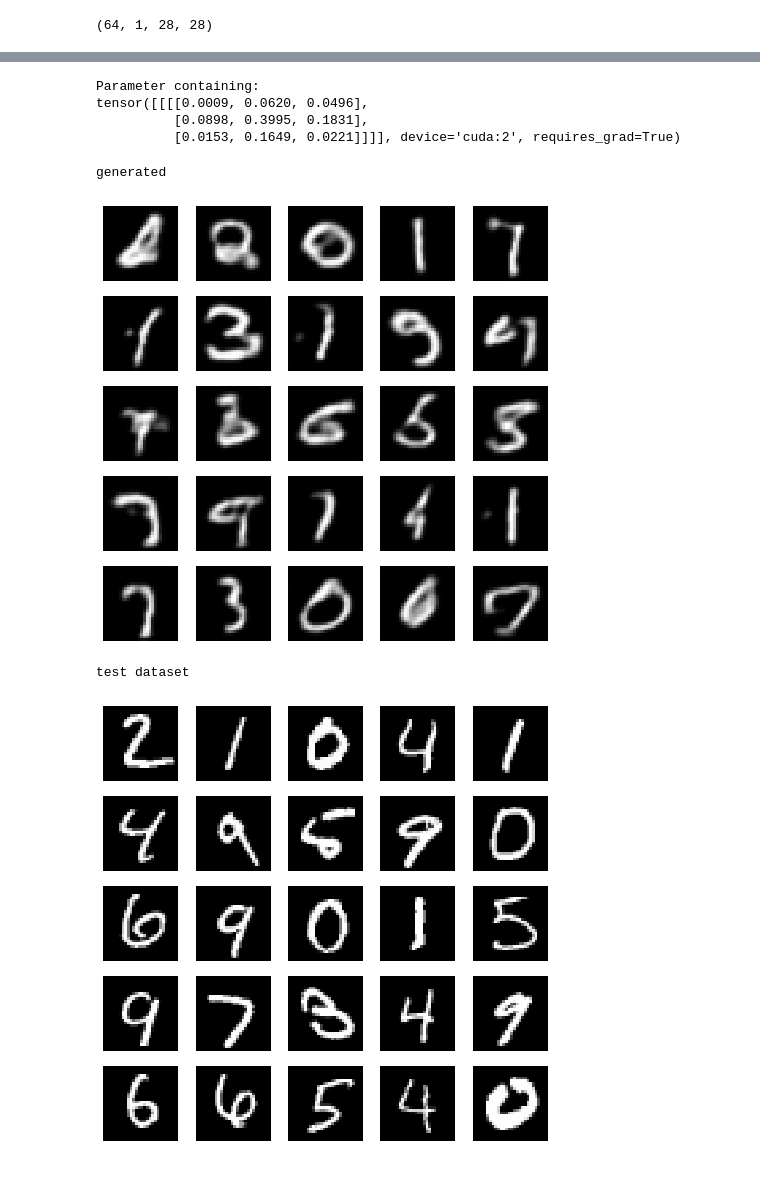
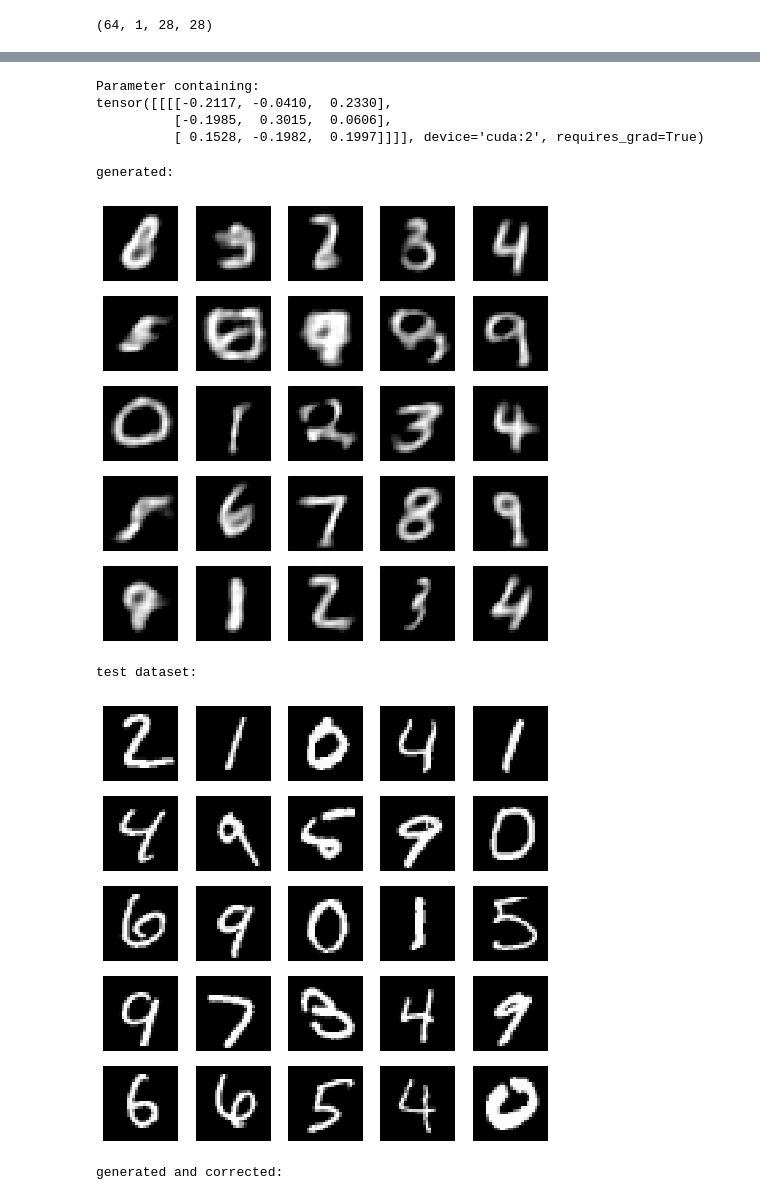
Before and after one commit to parthjshah95/mnist-generator, a Jupyter notebook: notebooks/vae.ipynb, the cells around one changed output, grey strips where cells are left out. Saved outputs shown, nothing was run; the diff lists cells and outputs as text; code cells hidden in the pictures.

```diff
--- a/notebooks/vae.ipynb
+++ b/notebooks/vae.ipynb
@@ -53,4 +57,4 @@ epochs = [70, 71]
 # regularization = ('weight_decay', 0.05)
 loss_threshold = 0.01
 # %%
-model = VAE(device)
+model = VAE(device, conditional=True)
@@ -79,7 +87,7 @@ with torch.no_grad():
         latent_vecs.append(latent)
 ex = torch.cat(latent_vecs)
 # %%
-dx = model.decode(ex).cpu().numpy()
+dx = model.decode(ex[0], ex[1]).cpu().numpy()
 # %%
 dx.shape
 # %% [output]
@@ -126,7 +134,7 @@ for n in range(rows):
     plt.axis('off')
 
     surr = -0.1
-    slf = 1.9
+    slf = 1.8
     kernel = np.array([[surr,surr,surr], [surr,slf,surr], [surr,surr,surr]])
     img = cv2.filter2D(img, -1, kernel)
     plt.imshow(img, cmap='gray')
@@ -141,6 +149,6 @@ for name, param in model.model.named_parameters():
         print(param)
 # %% [output]
 Parameter containing:
-tensor([[[[0.0009, 0.0620, 0.0496],
-          [0.0898, 0.3995, 0.1831],
-          [0.0153, 0.1649, 0.0221]]]], device='cuda:2', requires_grad=True)
+tensor([[[[-0.2117, -0.0410,  0.2330],
+          [-0.1985,  0.3015,  0.0606],
+          [ 0.1528, -0.1982,  0.1997]]]], device='cuda:2', requires_grad=True)
@@ -149,30 +155,54 @@ dr = model.decode(torch.randn([25, 2, 100])).cpu()
+# %%
+lb = torch.zeros([25, 10])
+for i in range(25):
+    label = i%10
+    lb[i, label] = 1
+lb = lb.to(device)
+z = torch.randn([25, 2, 100])
+dr = model.decode(z, lb).cpu()
 # %%
 w=10
 h=10
-fig=plt.figure(figsize=(8, 8))
 columns = 5
 rows = 5
+
 print("generated:")
+fig=plt.figure(figsize=(8, 8))
 for i in range(1, columns*rows +1):
     img = dr[i-1, 0].reshape([28,28])
     fig.add_subplot(rows, columns, i)
     plt.imshow(img, cmap='gray')
     plt.axis('off')
 # plt.savefig("test.png", bbox_inches='tight')
 plt.show()
 
 print("test dataset:")
 fig=plt.figure(figsize=(8, 8))
 for i in range(1, columns*rows +1):
     img = test_images[i, 0]
-#     img = dr[i-1, 0].reshape([28,28])
     fig.add_subplot(rows, columns, i)
     plt.imshow(img, cmap='gray')
     plt.axis('off')
 # plt.savefig("test.png", bbox_inches='tight')
 plt.show()
+
+print("generated and corrected:")
+fig=plt.figure(figsize=(8, 8))
+for i in range(1, columns*rows +1):
+    img = dr[i-1, 0].cpu().numpy().reshape([28,28])
+    t, img = cv2.threshold(img,0.5,1,cv2.THRESH_BINARY)
+    surr = 0.07
+    slf = 0.44
+    kernel = np.array([[surr,surr,surr], [surr,slf,surr], [surr,surr,surr]])
+    img = cv2.filter2D(img, -1, kernel)
+    fig.add_subplot(rows, columns, i)
+    plt.imshow(img, cmap='gray')
+    plt.axis('off')
+# plt.savefig("test.png", bbox_inches='tight')
+plt.show()
 # %% [output]
-generated
+generated:
-[figure, old version]
+[figure, new version]
-test dataset
+test dataset:
 [figure]
+generated and corrected:
```
Also changed, not shown: parts of 9 cells of this notebook, 3 other files.
